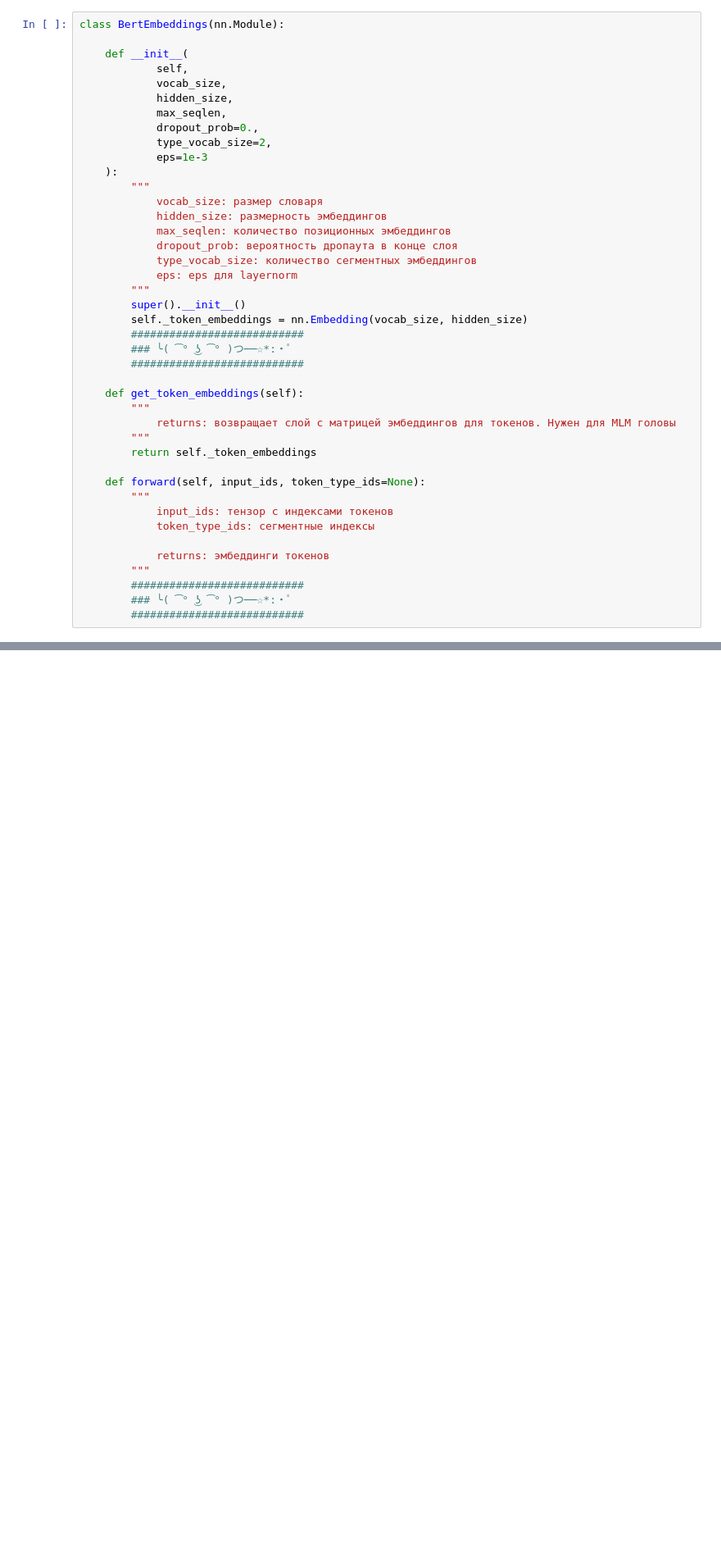
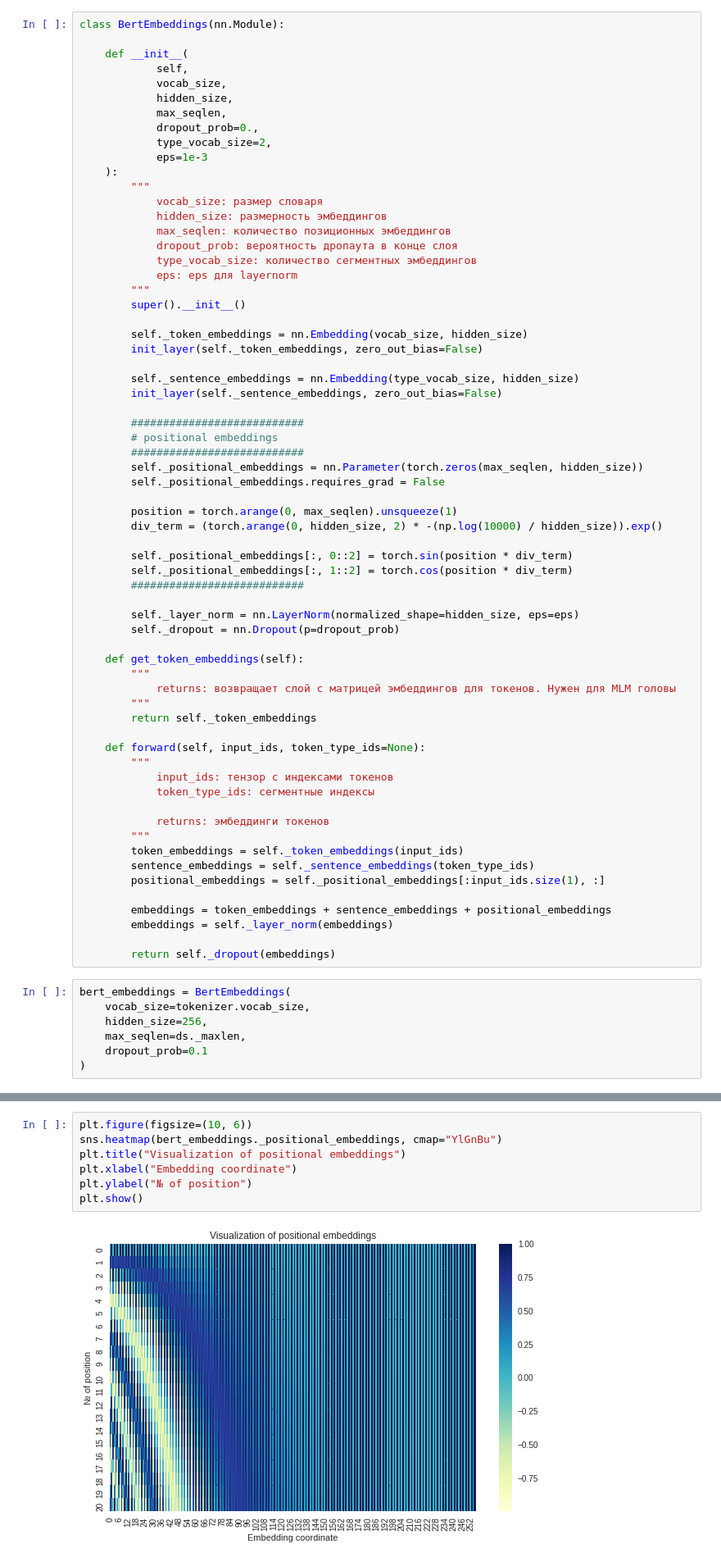
Before and after one commit to SmirnovAlexander/NLP, a Jupyter notebook: 03_bert/bert.ipynb, the cells around one changed output, grey strips where cells are left out. Shown at 82% size. Drawn from its saved outputs; the diff is of its cells as text; blank space fills up the shorter version.

```diff
--- a/03_bert/bert.ipynb
+++ b/03_bert/bert.ipynb
@@ -612,10 +621,28 @@ class BertEmbeddings(nn.Module):
             eps: eps для layernorm
         """
         super().__init__()
+
         self._token_embeddings = nn.Embedding(vocab_size, hidden_size)
+        init_layer(self._token_embeddings, zero_out_bias=False)
+
+        self._sentence_embeddings = nn.Embedding(type_vocab_size, hidden_size)
+        init_layer(self._sentence_embeddings, zero_out_bias=False)
+
         ###########################
-        ### ╰( ͡° ͜ʖ ͡° )つ──☆*:・ﾟ
+        # positional embeddings
         ###########################
+        self._positional_embeddings = nn.Parameter(torch.zeros(max_seqlen, hidden_size))
+        self._positional_embeddings.requires_grad = False
+
+        position = torch.arange(0, max_seqlen).unsqueeze(1)
+        div_term = (torch.arange(0, hidden_size, 2) * -(np.log(10000) / hidden_size)).exp()
+
+        self._positional_embeddings[:, 0::2] = torch.sin(position * div_term)
+        self._positional_embeddings[:, 1::2] = torch.cos(position * div_term)
+        ###########################
+
+        self._layer_norm = nn.LayerNorm(normalized_shape=hidden_size, eps=eps)
+        self._dropout = nn.Dropout(p=dropout_prob)
 
     def get_token_embeddings(self):
         """
@@ -630,6 +657,18 @@ class BertEmbeddings(nn.Module):
 
             returns: эмбеддинги токенов
         """
-        ###########################
-        ### ╰( ͡° ͜ʖ ͡° )つ──☆*:・ﾟ
-        ###########################
+        token_embeddings = self._token_embeddings(input_ids)
+        sentence_embeddings = self._sentence_embeddings(token_type_ids)
+        positional_embeddings = self._positional_embeddings[:input_ids.size(1), :]
+
+        embeddings = token_embeddings + sentence_embeddings + positional_embeddings
+        embeddings = self._layer_norm(embeddings)
+
+        return self._dropout(embeddings)
+# %%
+bert_embeddings = BertEmbeddings(
+    vocab_size=tokenizer.vocab_size,
+    hidden_size=256,
+    max_seqlen=ds._maxlen,
+    dropout_prob=0.1
+)
@@ -636,2 +680,11 @@ class BertEmbeddings(nn.Module):
+# %%
+plt.figure(figsize=(10, 6))
+sns.heatmap(bert_embeddings._positional_embeddings, cmap="YlGnBu")
+plt.title("Visualization of positional embeddings")
+plt.xlabel("Embedding coordinate")
+plt.ylabel("№ of position")
+plt.show()
+# %% [output]
+[figure, added]
 # %%
 tests.test_bert_embeddings(BertEmbeddings)
```
Also changed, not shown: parts of 7 cells of this notebook.
